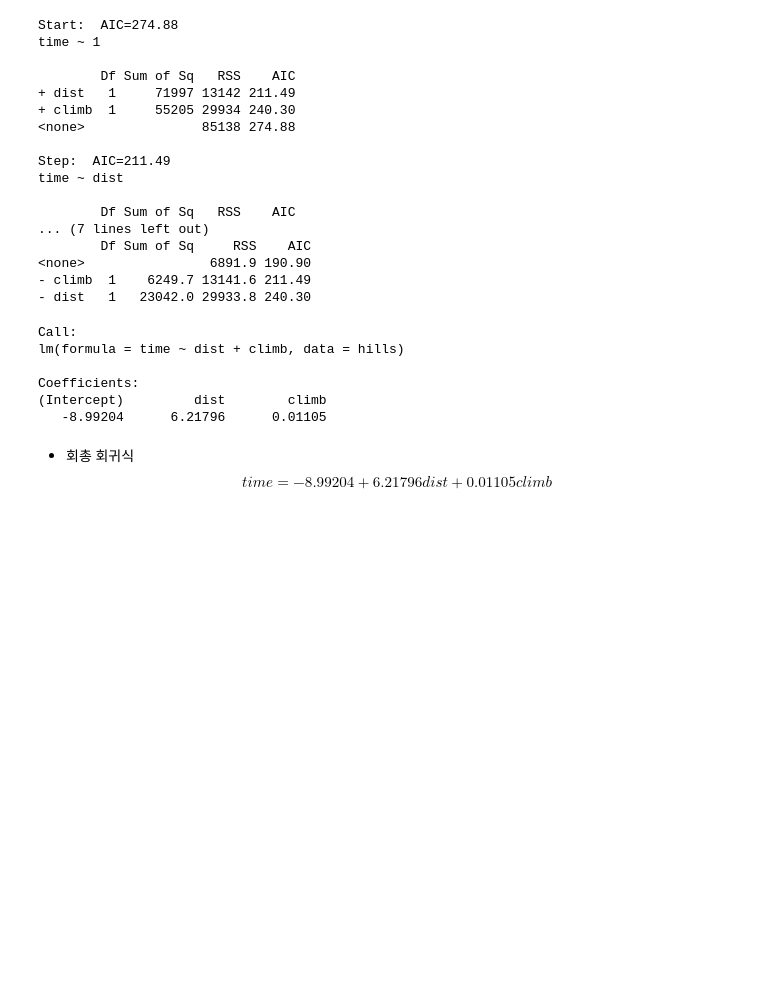
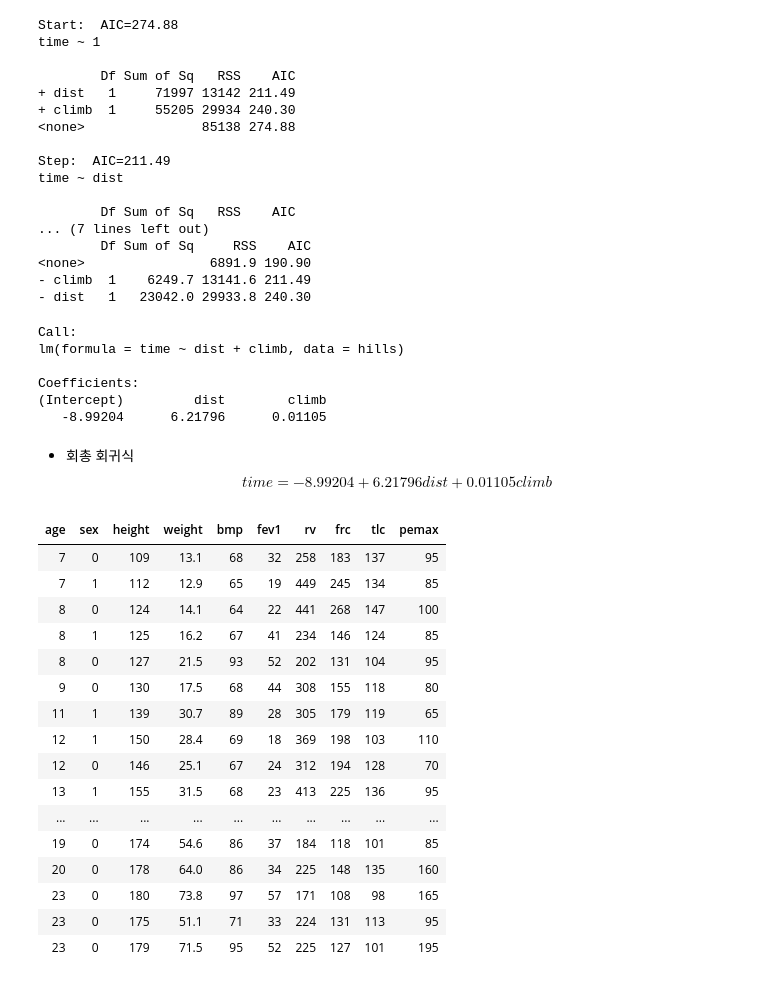
Before and after one commit to liberalapes/ADsP_summary, a Jupyter notebook: ADsP_Chp_04_02_02.ipynb, the cells around one changed output. Drawn from its saved outputs; the diff is of its cells as text; code cells hidden in the pictures; blank space fills up the shorter version.

```diff
--- a/ADsP_Chp_04_02_02.ipynb
+++ b/ADsP_Chp_04_02_02.ipynb
@@ -964,3 +964,28 @@ Coefficients:
 # %% [markdown]
 - 회총 회귀식
 $$ time = -8.99204 + 6.21796dist+ 0.01105climb  $$
+# %%
+# 데이터 세트를 읽는다.
+# https://people.sc.fsu.edu/~jburkardt/datasets/iswr/cystfibr.csv
+# 종속변수 : Premax
+
+Bio <- read.csv("https://people.sc.fsu.edu/~jburkardt/datasets/iswr/cystfibr.csv", header = TRUE)
+Bio
+# %% [output]
+| age | sex | height | weight | bmp | fev1 | rv | frc | tlc | pemax |
+| 7 | 0 | 109 | 13.1 | 68 | 32 | 258 | 183 | 137 | 95 |
+| 7 | 1 | 112 | 12.9 | 65 | 19 | 449 | 245 | 134 | 85 |
+| 8 | 0 | 124 | 14.1 | 64 | 22 | 441 | 268 | 147 | 100 |
+| 8 | 1 | 125 | 16.2 | 67 | 41 | 234 | 146 | 124 | 85 |
+| 8 | 0 | 127 | 21.5 | 93 | 52 | 202 | 131 | 104 | 95 |
+| 9 | 0 | 130 | 17.5 | 68 | 44 | 308 | 155 | 118 | 80 |
+| 11 | 1 | 139 | 30.7 | 89 | 28 | 305 | 179 | 119 | 65 |
+| 12 | 1 | 150 | 28.4 | 69 | 18 | 369 | 198 | 103 | 110 |
+| 12 | 0 | 146 | 25.1 | 67 | 24 | 312 | 194 | 128 | 70 |
+| 13 | 1 | 155 | 31.5 | 68 | 23 | 413 | 225 | 136 | 95 |
+| ... | ... | ... | ... | ... | ... | ... | ... | ... | ... |
+| 19 | 0 | 174 | 54.6 | 86 | 37 | 184 | 118 | 101 | 85 |
+| 20 | 0 | 178 | 64.0 | 86 | 34 | 225 | 148 | 135 | 160 |
+| 23 | 0 | 180 | 73.8 | 97 | 57 | 171 | 108 | 98 | 165 |
+| 23 | 0 | 175 | 51.1 | 71 | 33 | 224 | 131 | 113 | 95 |
+| 23 | 0 | 179 | 71.5 | 95 | 52 | 225 | 127 | 101 | 195 |
```
Also changed, not shown: parts of 7 cells of this notebook.
